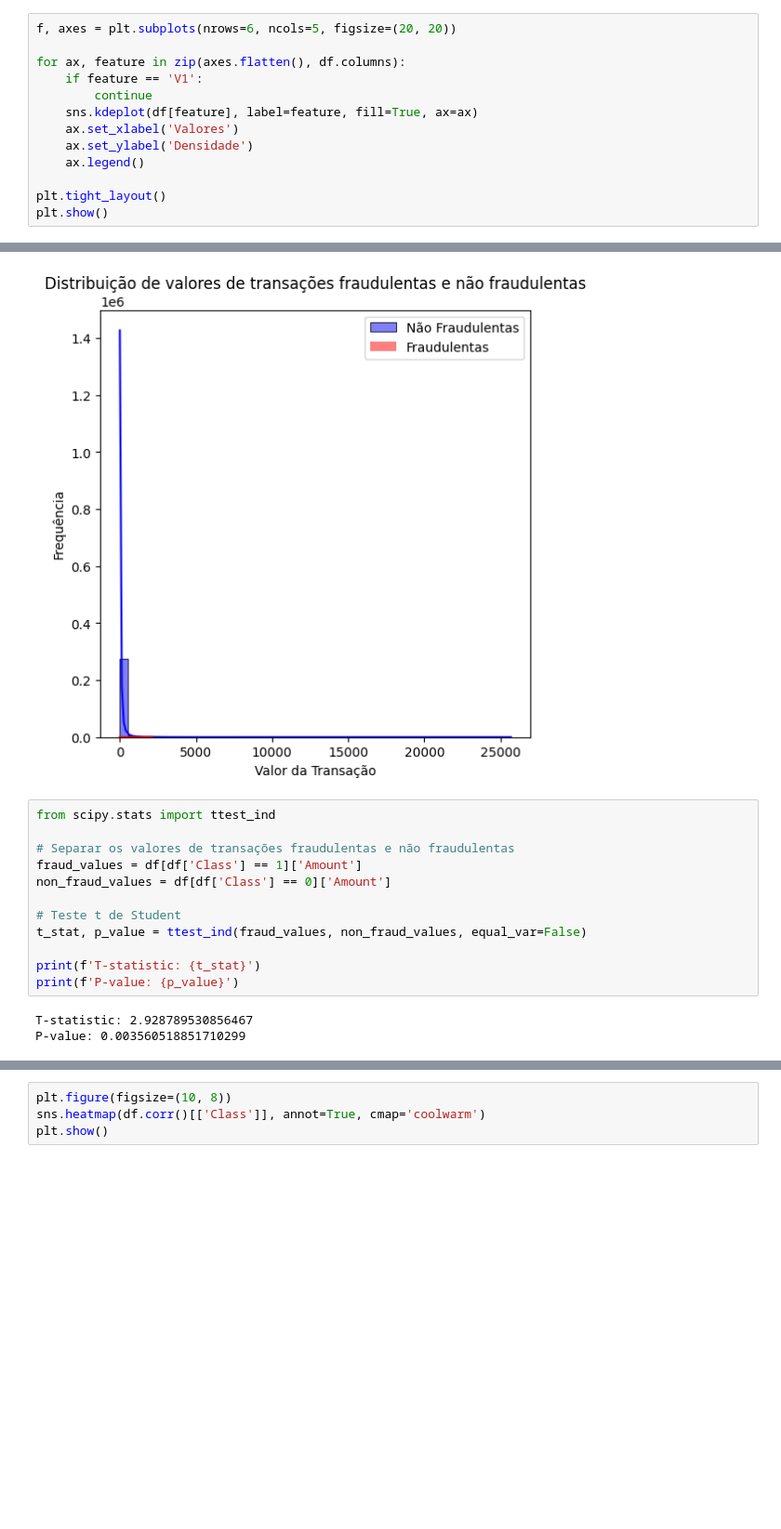
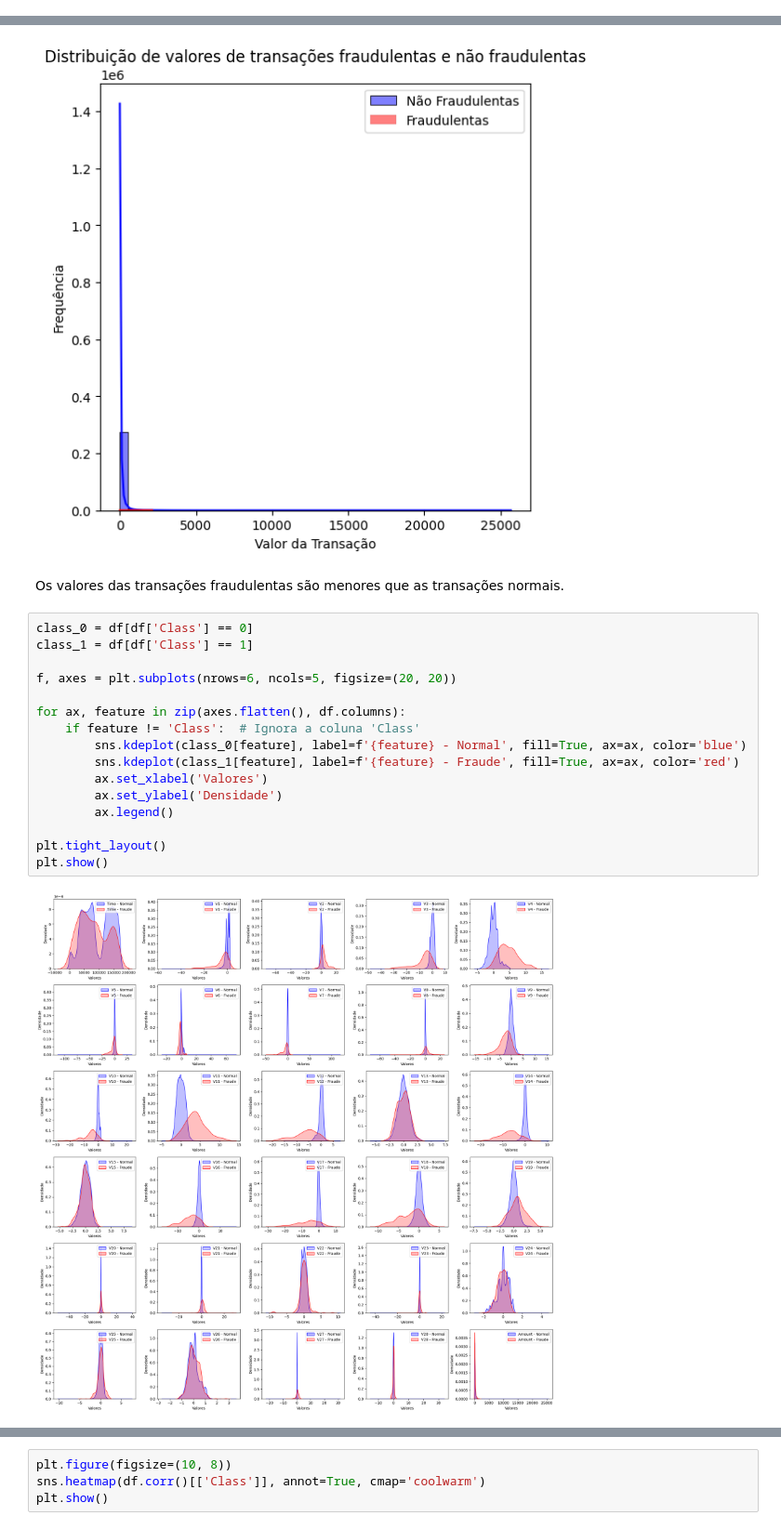
Before and after one commit to marcos-guilherme/Credit-Card-Fraud-Detection-PAD-, a Jupyter notebook: EDA_FMF.ipynb, the cells around one changed output, grey strips where cells are left out. Shown at 93% size. Drawn from its saved outputs; the diff is of its cells as text; blank space fills up the shorter version.

```diff
--- a/EDA_FMF.ipynb
+++ b/EDA_FMF.ipynb
@@ -68,16 +65,3 @@ memory usage: 67.4 MB
 ##Com o Info e o Describe, podemos ver que nenhuma coluna possui valores nulos. A partir disso, podemos explorar sem preocupações.
 # %% [markdown]
 ##Visualização das distribuições
-# %%
-f, axes = plt.subplots(nrows=6, ncols=5, figsize=(20, 20))
-
-for ax, feature in zip(axes.flatten(), df.columns):
-    if feature == 'V1':
-        continue
-    sns.kdeplot(df[feature], label=feature, fill=True, ax=ax)
-    ax.set_xlabel('Valores')
-    ax.set_ylabel('Densidade')
-    ax.legend()
-
-plt.tight_layout()
-plt.show()
@@ -111,18 +123,23 @@ plt.show()
 # %% [output]
 [figure]
 [figure]
-# %%
-from scipy.stats import ttest_ind
-
-# Separar os valores de transações fraudulentas e não fraudulentas
-fraud_values = df[df['Class'] == 1]['Amount']
-non_fraud_values = df[df['Class'] == 0]['Amount']
-
-# Teste t de Student
-t_stat, p_value = ttest_ind(fraud_values, non_fraud_values, equal_var=False)
-
-print(f'T-statistic: {t_stat}')
-print(f'P-value: {p_value}')
-# %% [output]
-T-statistic: 2.928789530856467
-P-value: 0.003560518851710299
+# %% [markdown]
+Os valores das transações fraudulentas são menores que as transações normais.
+# %%
+class_0 = df[df['Class'] == 0]
+class_1 = df[df['Class'] == 1]
+
+f, axes = plt.subplots(nrows=6, ncols=5, figsize=(20, 20))
+
+for ax, feature in zip(axes.flatten(), df.columns):
+    if feature != 'Class':  # Ignora a coluna 'Class'
+        sns.kdeplot(class_0[feature], label=f'{feature} - Normal', fill=True, ax=ax, color='blue')
+        sns.kdeplot(class_1[feature], label=f'{feature} - Fraude', fill=True, ax=ax, color='red')
+        ax.set_xlabel('Valores')
+        ax.set_ylabel('Densidade')
+        ax.legend()
+
+plt.tight_layout()
+plt.show()
+# %% [output]
+[figure, added]
```
Also changed, not shown: parts of 23 cells of this notebook.
